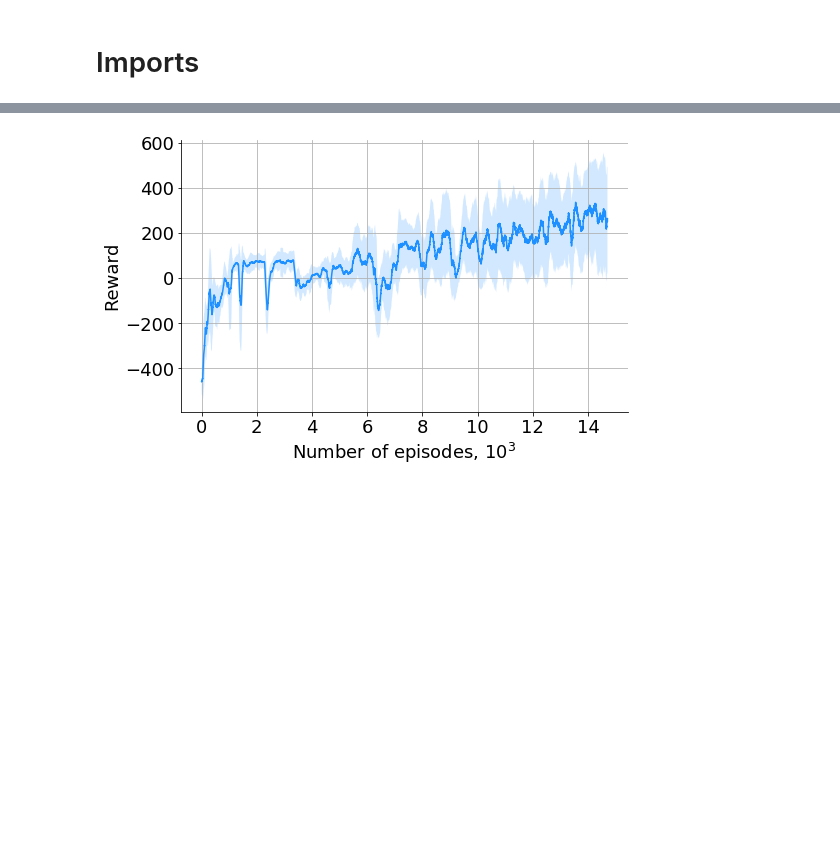
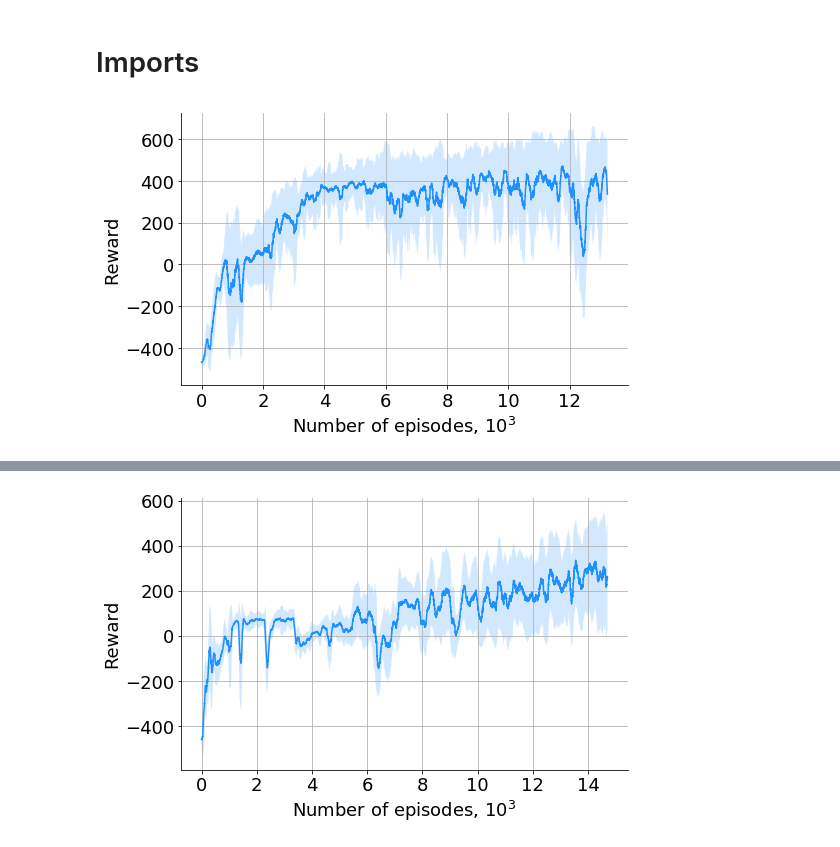
Before and after one commit to parilo/tars-rl, a Jupyter notebook: plot_performance.ipynb, the cells around one changed output, grey strips where cells are left out. Cells and saved outputs as stored; diff of their text form; code cells hidden in the pictures; blank space fills up the shorter version.

```diff
--- a/plot_performance.ipynb
+++ b/plot_performance.ipynb
@@ -68,0 +33,6 @@ def plot_performance(r, num_agents=40):
+# %%
+r = np.loadtxt('results/test_episode_rewards.txt')
+indices = np.where(r[:,0]<40)
+plot_means_and_stdevs([r[:,2][indices]], tau=100, x_scale=1000, y_scale=100, save=True)
+# %% [output]
+[figure, added]
```
Also changed, not shown: parts of 19 cells of this notebook, 1 other file.
